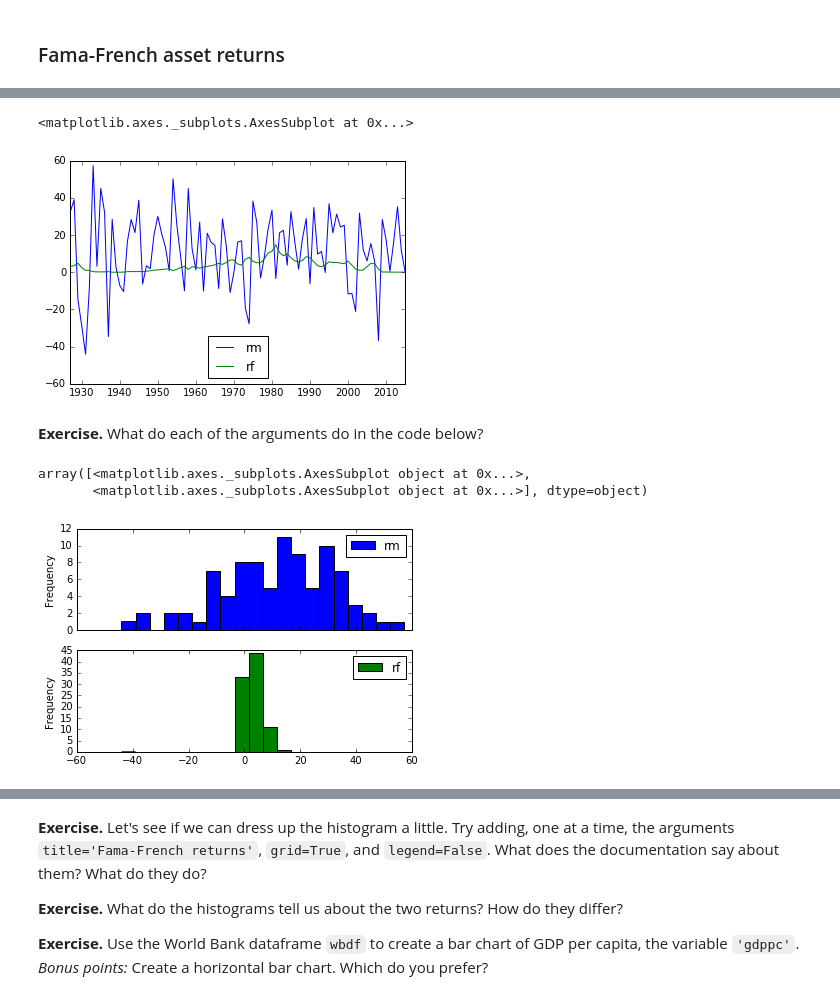
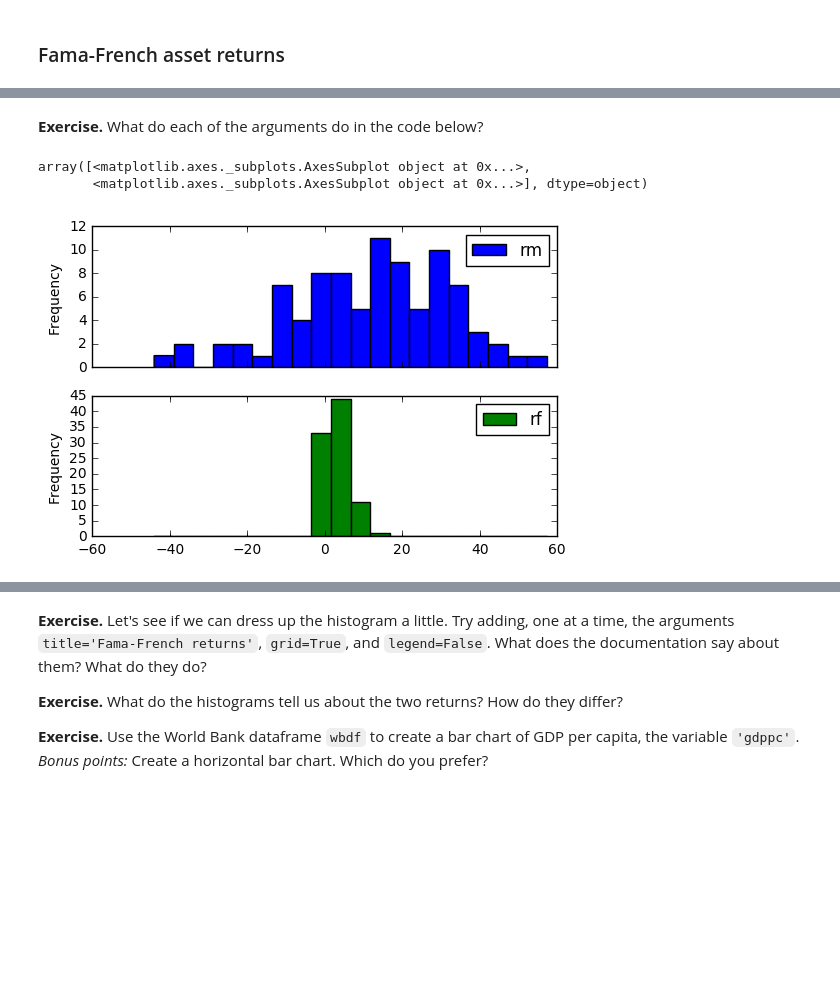
Before and after one commit to NYUDataBootcamp/Materials, a Jupyter notebook: Code/notebooks/bootcamp_graphics.ipynb, the cells around one changed output, grey strips where cells are left out. Drawn from its saved outputs; the diff is of its cells as text; code cells hidden in the pictures; blank space fills up the shorter version.

```diff
--- a/Code/notebooks/bootcamp_graphics.ipynb
+++ b/Code/notebooks/bootcamp_graphics.ipynb
@@ -217,16 +234,13 @@ ff.plot()
-# %%
-ff.plot()
-# %% [output]
-<matplotlib.axes._subplots.AxesSubplot at 0x...>
-[figure, removed]
 # %% [markdown]
 **Exercise.** What do each of the arguments do in the code below?
 # %%
-ff.plot(kind='hist', bins=20, subplots=True)
+ff.plot(kind='hist',
+        bins=20,
+        subplots=True)
 # %% [output]
 array([<matplotlib.axes._subplots.AxesSubplot object at 0x...>,
        <matplotlib.axes._subplots.AxesSubplot object at 0x...>], dtype=object)
-[figure, old version]
+[figure, new version]
 # %%
 # "smoothed" histogram
 ff.plot(kind='kde', subplots=True, sharex=True)    # smoothed histogram ("kernel density estimate")
```
Also changed, not shown: parts of 69 cells of this notebook.
